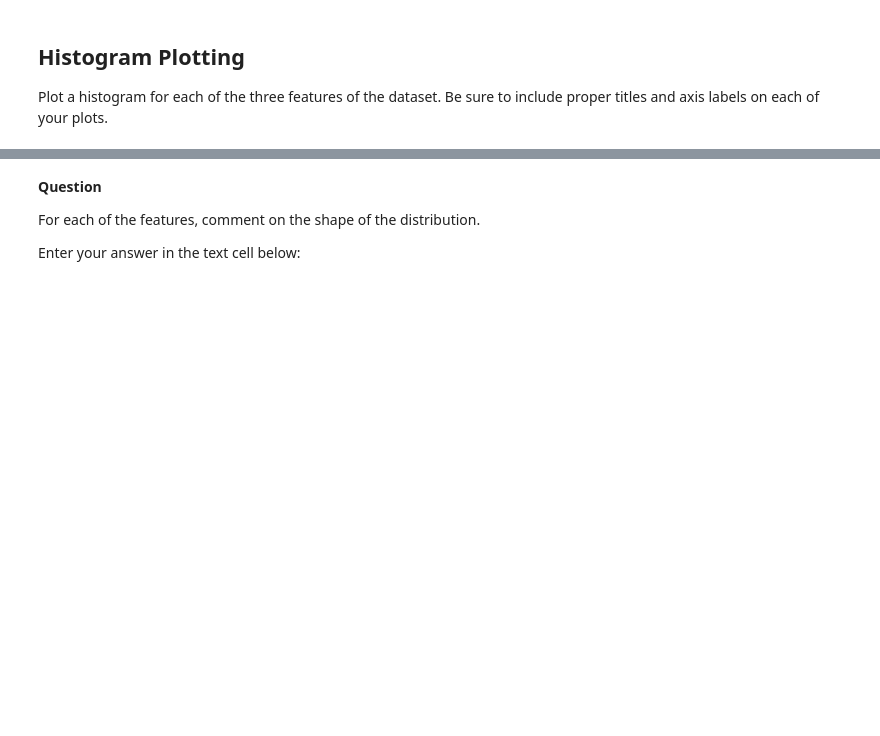
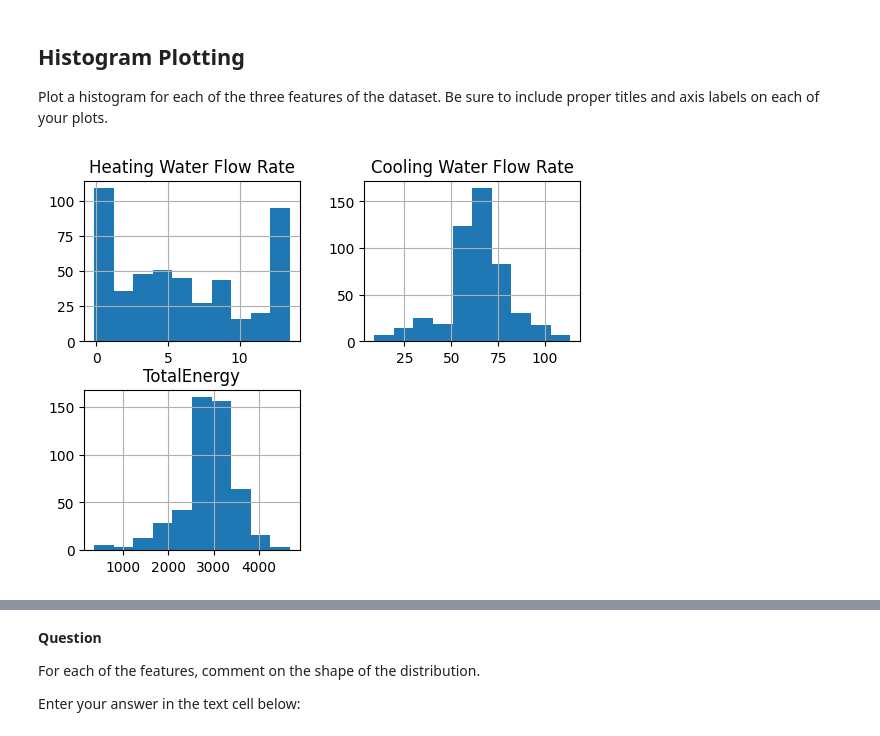
Before and after one commit to ncat-morrow/isen-project-1-ncat-engineers, a Jupyter notebook: ISEN_370_Project_1_Assignment.ipynb, the cells around one changed output, grey strips where cells are left out. Saved outputs shown, nothing was run; the diff lists cells and outputs as text; code cells hidden in the pictures; blank space fills up the shorter version.

```diff
--- a/ISEN_370_Project_1_Assignment.ipynb
+++ b/ISEN_370_Project_1_Assignment.ipynb
@@ -29,3 +36,7 @@ data.head(5)
 # %% [markdown]
 Display information about three variables: Heating Water Flow Rate,Cooling Water Flow Rate,and TotalEnergy.
 Provide the code to display the top five rows of the data with these three features (columns).
+# %%
+data = pd.read_csv(data_url)
+features = data[['Heating Water Flow Rate', 'Cooling Water Flow Rate', 'TotalEnergy']]
+display(features.head(5))
@@ -38,3 +68,8 @@ hint: use describe() function.
 # %% [markdown]
 ## Histogram Plotting
 Plot a histogram for each of the three features of the dataset. Be sure to include proper titles and axis labels on each of your plots.
+# %%
+features.hist()
+plt.show()
+# %% [output]
+[figure, added]
```
Also changed, not shown: parts of 10 cells of this notebook.
